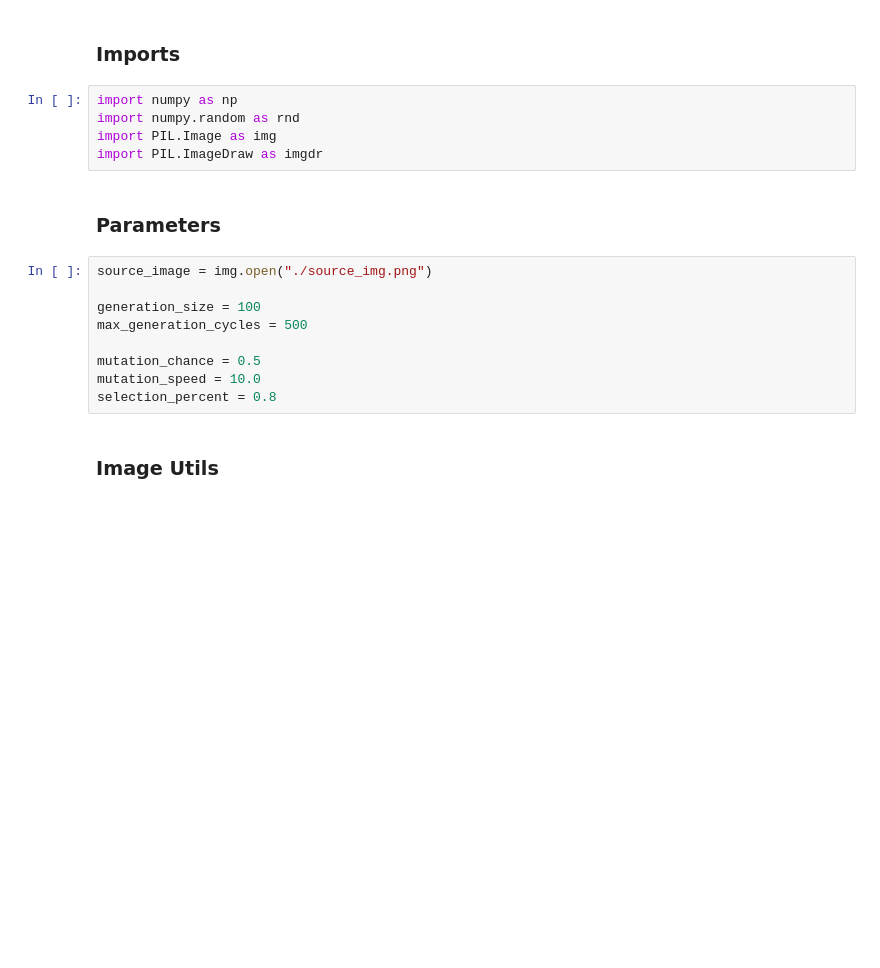
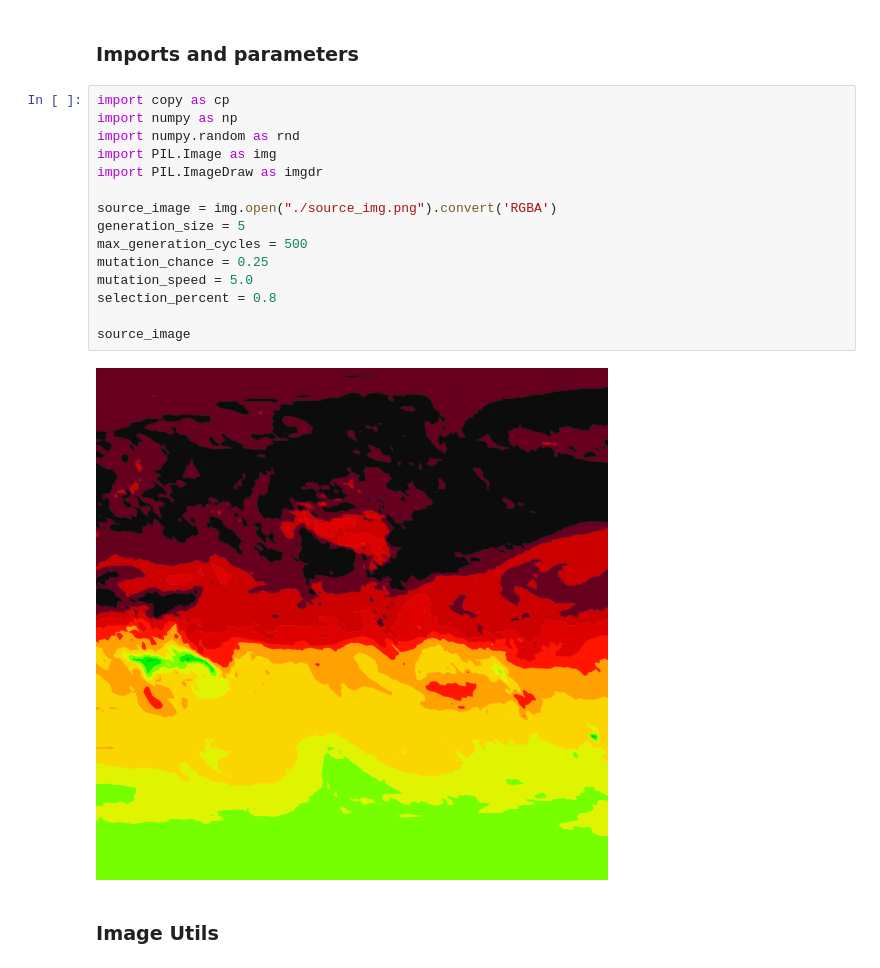
Before and after one commit to potemin1999/evolving-images, a Jupyter notebook: GA.ipynb, the cells around one changed output. Saved outputs shown, nothing was run; the diff lists cells and outputs as text; blank space fills up the shorter version.

```diff
--- a/GA.ipynb
+++ b/GA.ipynb
@@ -1,21 +1,22 @@
 # %% [markdown]
-### Imports
+### Imports and parameters
 # %%
+import copy as cp
 import numpy as np
 import numpy.random as rnd
 import PIL.Image as img
 import PIL.ImageDraw as imgdr
+
+source_image = img.open("./source_img.png").convert('RGBA')
+generation_size = 5
+max_generation_cycles = 500
+mutation_chance = 0.25
+mutation_speed = 5.0
+selection_percent = 0.8
+
+source_image
+# %% [output]
+[figure, added]
-# %% [markdown]
-### Parameters
-# %%
-source_image = img.open("./source_img.png")
-
-generation_size = 100
-max_generation_cycles = 500
-
-mutation_chance = 0.5
-mutation_speed = 10.0
-selection_percent = 0.8
 # %% [markdown]
 ### Image Utils
 # %%
```
Also changed, not shown: parts of 15 cells of this notebook, 2 other files.
